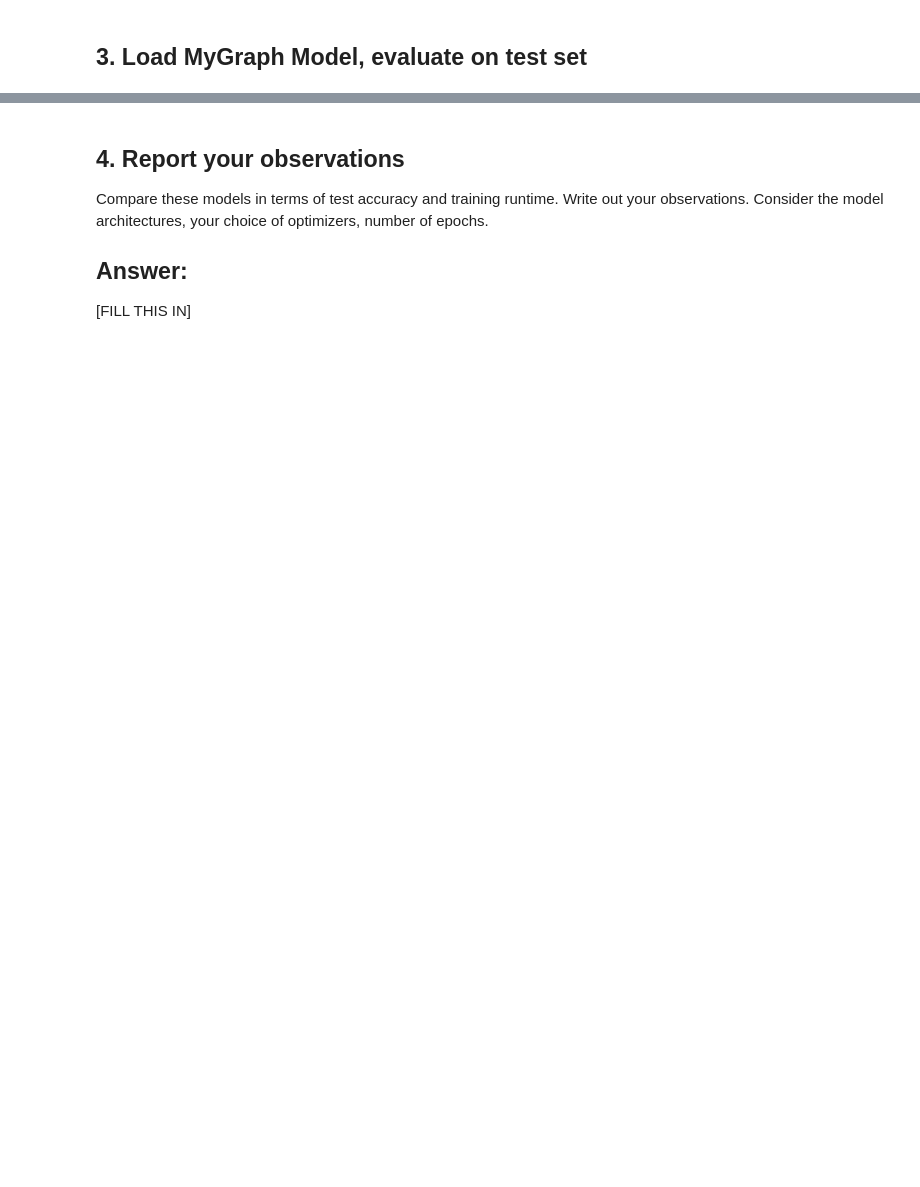
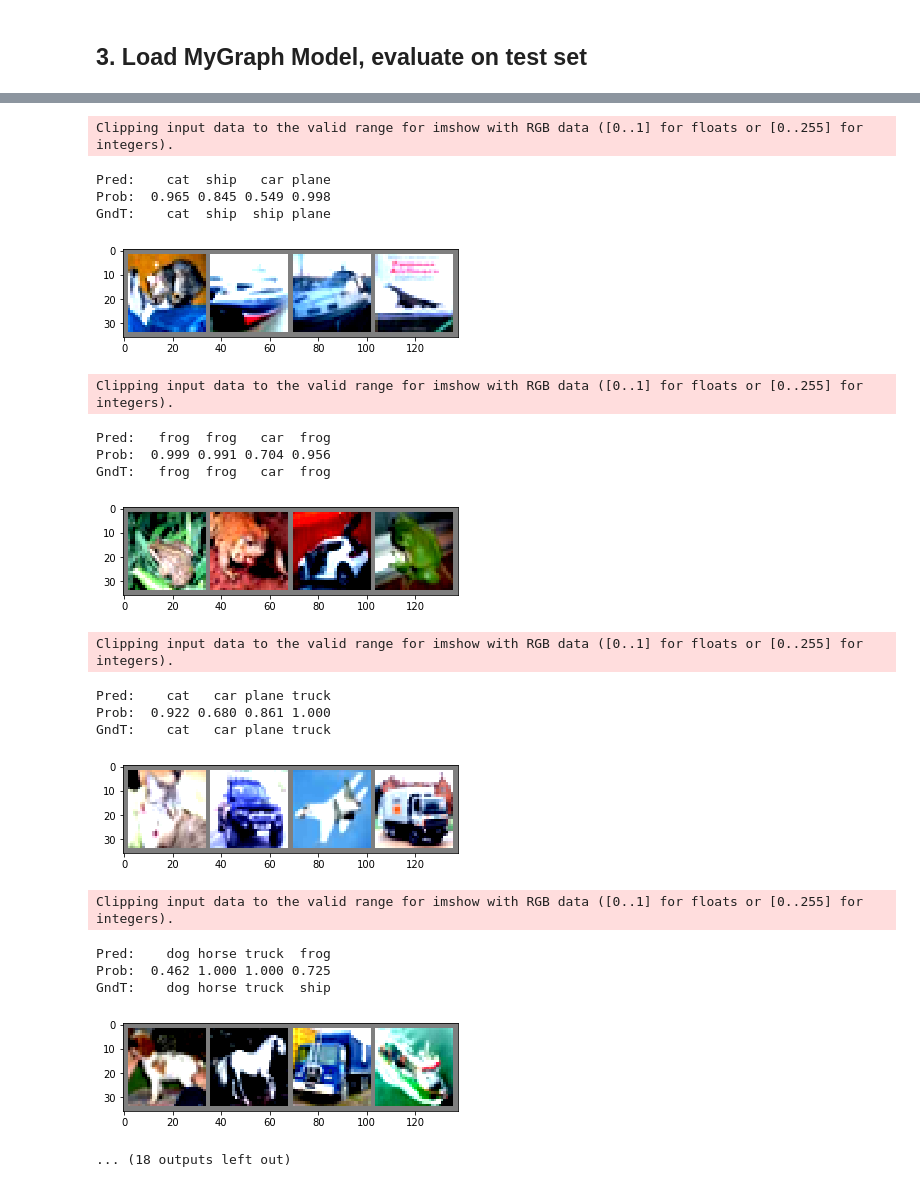
Before and after one commit to dhavalshah18/PLARR2020, a Jupyter notebook: Exercise03/Evaluation.ipynb, the cells around one changed output, grey strips where cells are left out. Cells and saved outputs as stored; diff of their text form; code cells hidden in the pictures; blank space fills up the shorter version.

```diff
--- a/Exercise03/Evaluation.ipynb
+++ b/Exercise03/Evaluation.ipynb
@@ -79,5 +164,8 @@ print('Predicted: ', ' '.join('%5s' % classes[preds[j]]
 ## 3. Load MyGraph Model, evaluate on test set
 # %%
 ## TODO: Load your ResNet18 model.
+from graph import Net
 
-mygraph_model =
+mygraph_model = Net()
+mygraph_model.load_state_dict(torch.load('mygraph.pth'))
+mygraph_model.to(device)
@@ -88,18 +201,45 @@ mygraph_model =
-# %%
-## TODO: Get 10 images from the test set and visualize the prediction scores along with the images.
-
-scores =
-_, preds =
-
-print('Predicted: ', ' '.join('%5s' % classes[predicted[j]]
-                              for j in range(4)))
-# %% [markdown]
-## 4. Report your observations
-
-Compare these models in terms of test accuracy and training runtime.
-Write out your observations. Consider the model architectures, your choice of optimizers, number of epochs.
-
-
-## Answer:
-
-[FILL THIS IN]
+# %%
+## TODO: Get 10 images from the test set and visualize the prediction scores along with the images.
+num_batches = 10
+dataiter = iter(testloader)
+
+mygraph_model.eval()
+for i in range(num_batches):
+    image, label = dataiter.next()
+
+    image = image.to(device=device)  # move to device, e.g. GPU
+    label = label.to(device=device)
+
+    output = mygraph_model(image)
+
+    score = nn.Softmax(dim=1)(output)
+    probs, preds = torch.max(score, 1)
+
+    print('Pred: ', ' '.join('%5s' % classes[preds[j]] for j in range(4)))
+    print('Prob: ', ' '.join('%.3f' % probs[j] for j in range(4)))
+
+    print('GndT: ', ' '.join('%5s' % classes[label[j]] for j in range(4)))
+    imshow(torchvision.utils.make_grid(image.cpu()))
+    plt.show()
+# %% [output]
+Clipping input data to the valid range for imshow with RGB data ([0..1] for floats or [0..255] for integers).
+Pred:    cat  ship   car plane
+Prob:  0.965 0.845 0.549 0.998
+GndT:    cat  ship  ship plane
+[figure, added]
+Clipping input data to the valid range for imshow with RGB data ([0..1] for floats or [0..255] for integers).
+Pred:   frog  frog   car  frog
+Prob:  0.999 0.991 0.704 0.956
+GndT:   frog  frog   car  frog
+[figure, added]
+Clipping input data to the valid range for imshow with RGB data ([0..1] for floats or [0..255] for integers).
+Pred:    cat   car plane truck
+Prob:  0.922 0.680 0.861 1.000
+GndT:    cat   car plane truck
+[figure, added]
+Clipping input data to the valid range for imshow with RGB data ([0..1] for floats or [0..255] for integers).
+Pred:    dog horse truck  frog
+Prob:  0.462 1.000 1.000 0.725
+GndT:    dog horse truck  ship
+[figure, added]
+... (18 outputs left out)
```
Also changed, not shown: parts of 12 cells of this notebook, 4 other files.
